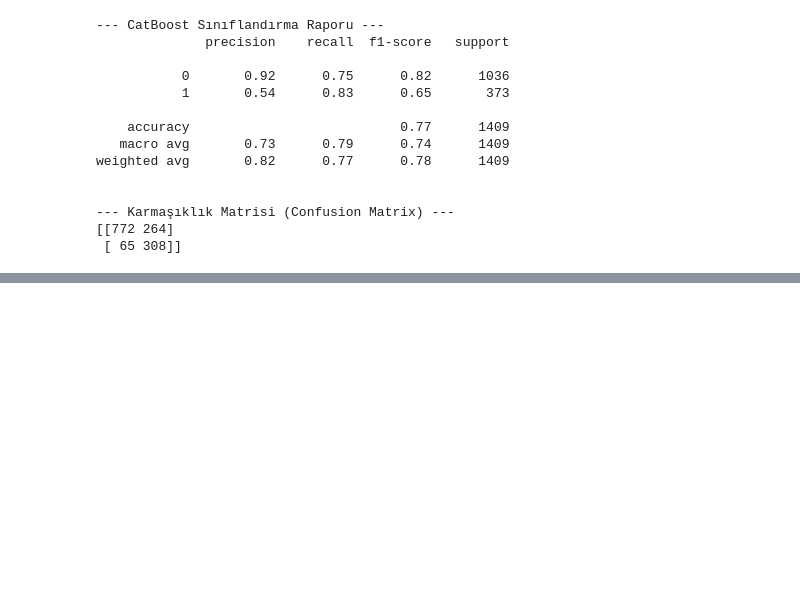
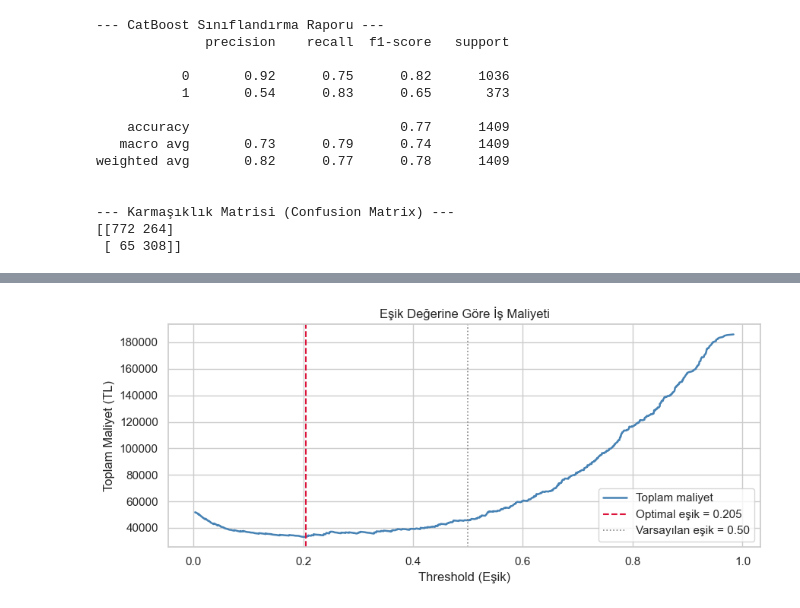
Before and after one commit to OguzIronCode/Customer-Node, a Jupyter notebook: AI_EDA.ipynb, the cells around one changed output, grey strips where cells are left out. Drawn from its saved outputs; the diff is of its cells as text; code cells hidden in the pictures; blank space fills up the shorter version.

Commit message:
Catboost Modeli Çalıştırılabilir Hale Getirildi

```diff
--- a/AI_EDA.ipynb
+++ b/AI_EDA.ipynb
@@ -697,3 +739,101 @@ weighted avg       0.82      0.77      0.78      1409
 --- Karmaşıklık Matrisi (Confusion Matrix) ---
 [[772 264]
  [ 65 308]]
+# %%
+import numpy as np
+import matplotlib.pyplot as plt
+from sklearn.metrics import precision_recall_curve, classification_report, confusion_matrix
+
+# ─────────────────────────────────────────────
+# 8. THRESHOLD OPTİMİZASYONU
+# ─────────────────────────────────────────────
+
+# Olasılıkları al (sadece pozitif sınıf = kayacak)
+y_proba = cat_model.predict_proba(X_test_scaled)[:, 1]
+
+# ── İŞ MALİYETLERİNİ TANIMLA ──────────────────
+# Bu iki sayıyı kendi şirketine göre değiştir!
+PROMOSYON_MALIYETI = 50     # TL — 1 FP'nin maliyeti (gereksiz promosyon)
+MUSTERI_LTV_KAYBI  = 500    # TL — 1 FN'nin maliyeti (kaçırılan müşteri)
+# ───────────────────────────────────────────────
+
+precision, recall, thresholds = precision_recall_curve(y_test, y_proba)
+
+# Her eşik için toplam iş maliyetini hesapla
+costs = []
+for thresh in thresholds:
+    y_pred_temp = (y_proba >= thresh).astype(int)
+    fp = ((y_pred_temp == 1) & (y_test == 0)).sum()
+    fn = ((y_pred_temp == 0) & (y_test == 1)).sum()
+    costs.append(fp * PROMOSYON_MALIYETI + fn * MUSTERI_LTV_KAYBI)
+
+optimal_idx       = int(np.argmin(costs))
+optimal_threshold = thresholds[optimal_idx]
+print(f"✅ Optimal eşik  : {optimal_threshold:.3f}")
+print(f"💰 Minimum maliyet: {min(costs):,} TL")
+
+# ─────────────────────────────────────────────
+# 9. OPTİMAL EŞİKLE YENİDEN TAHMİN
+# ─────────────────────────────────────────────
+
+y_pred_optimal = (y_proba >= optimal_threshold).astype(int)
+
+print("\n--- Optimal Eşikli Sınıflandırma Raporu ---")
+print(classification_report(y_test, y_pred_optimal))
+
+print("\n--- Optimal Eşikli Confusion Matrix ---")
+print(confusion_matrix(y_test, y_pred_optimal))
+
+# ─────────────────────────────────────────────
+# 10. MÜŞTERİ SEGMENTASYONU
+# ─────────────────────────────────────────────
+
+# Test setini bir DataFrame'e dönüştür
+df_result = X_test.copy()
+df_result['kayip_olasiligi'] = y_proba
+df_result['gercek_durum']    = y_test.values
+
+# Üç segmente ayır
+df_result['segment'] = pd.cut(
+    y_proba,
+    bins=[0.0, 0.30, 0.60, 1.0],
+    labels=['🟢 Güvenli', '🟡 Riskli', '🔴 Yüksek Risk'],
+    include_lowest=True
+)
+
+# Segment dağılımını göster
+print("\n--- Müşteri Segment Dağılımı ---")
+segment_ozet = df_result.groupby('segment', observed=True).agg(
+    musteri_sayisi=('kayip_olasiligi', 'count'),
+    ort_kayip_olasiligi=('kayip_olasiligi', 'mean'),
+    gercek_kayip_sayisi=('gercek_durum', 'sum')
+).round(3)
+print(segment_ozet)
+
+# Segment başına önerilen aksiyon
+print("""
+╔══════════════╦═══════════════════════════════════════════╦══════════════════════╗
+║ Segment      ║ Aksiyon                                   ║ Maliyet Seviyesi     ║
+╠══════════════╬═══════════════════════════════════════════╬══════════════════════╣
+║ Güvenli      ║ Müdahale yok — rutin iletişim             ║ 0 TL                 ║
+║ Riskli       ║ E-posta / bilgi SMS'i gönder              ║ Düşük                ║
+║ Yüksek Risk  ║ Pahalı promosyon veya temsilci araması    ║ Yüksek (hedefli)     ║
+╚══════════════╩═══════════════════════════════════════════╩══════════════════════╝
+""")
+
+# ─────────────────────────────────────────────
+# 11. MALİYET EĞRİSİ GRAFİĞİ
+# ─────────────────────────────────────────────
+
+plt.figure(figsize=(9, 4))
+plt.plot(thresholds, costs, color='steelblue', linewidth=1.8, label='Toplam maliyet')
+plt.axvline(optimal_threshold, color='crimson', linestyle='--', linewidth=1.5,
+            label=f'Optimal eşik = {optimal_threshold:.3f}')
+plt.axvline(0.5, color='gray', linestyle=':', linewidth=1.2, label='Varsayılan eşik = 0.50')
+plt.xlabel('Threshold (Eşik)')
+plt.ylabel('Toplam Maliyet (TL)')
+plt.title('Eşik Değerine Göre İş Maliyeti')
+plt.legend()
+plt.tight_layout()
+plt.show()
+# %% [output]
@@ -699,0 +857 @@ weighted avg       0.82      0.77      0.78      1409
+[figure, added]
```
Also changed, not shown: parts of 18 cells of this notebook, 8 other files.
